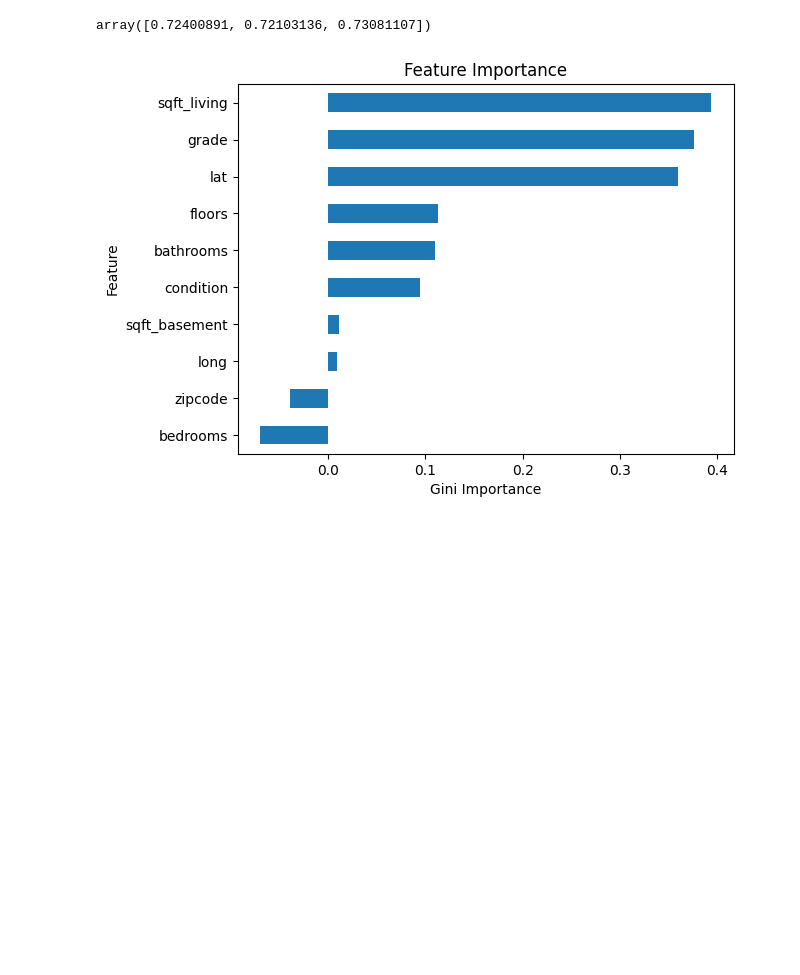
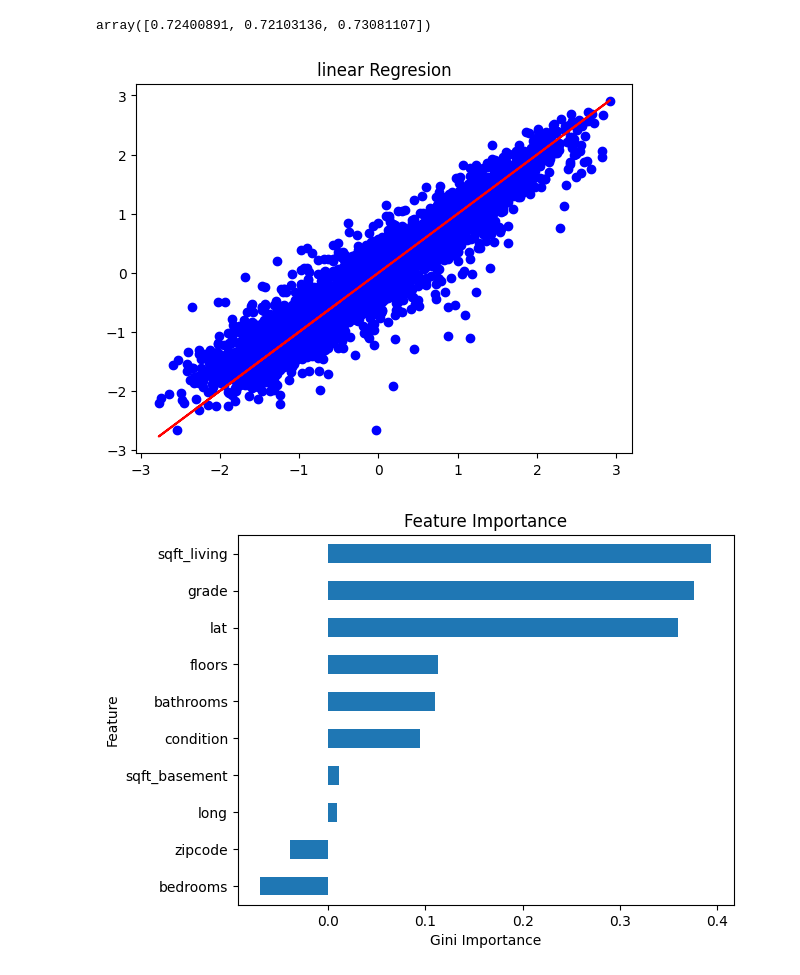
Before and after one commit to ABDELHALIM9/ML_project, a Jupyter notebook: Numerical/hous_price/ml-project-regression.ipynb, the cells around one changed output. Cells and saved outputs as stored; diff of their text form; code cells hidden in the pictures; blank space fills up the shorter version.

```diff
--- a/Numerical/hous_price/ml-project-regression.ipynb
+++ b/Numerical/hous_price/ml-project-regression.ipynb
@@ -365,6 +381,13 @@ Test Accuracy: 0.266
 cross_val_score(Lrg, X, y,cv=3)
 # %% [output]
 array([0.72400891, 0.72103136, 0.73081107])
+# %%
+# liner regresion graph
+plt.scatter(y_test,y_pred, color="b")
+plt.plot(y_test,y_test, color="r")
+plt.title("linear Regresion");
+# %% [output]
+[figure, added]
 # %%
 # this is the importance of each fetuer
 importances = Lrg.coef_
```
Also changed, not shown: parts of 27 cells of this notebook.
